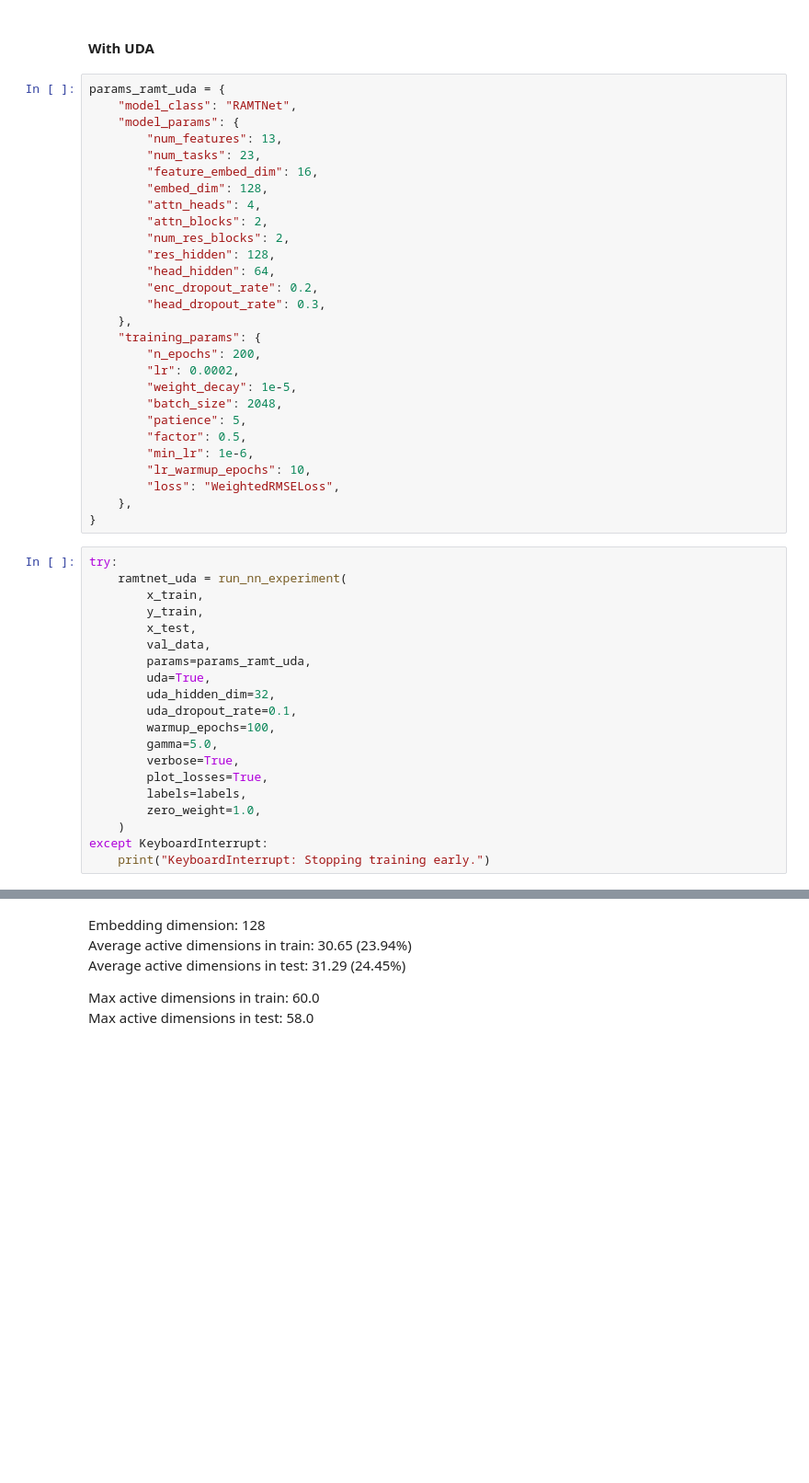
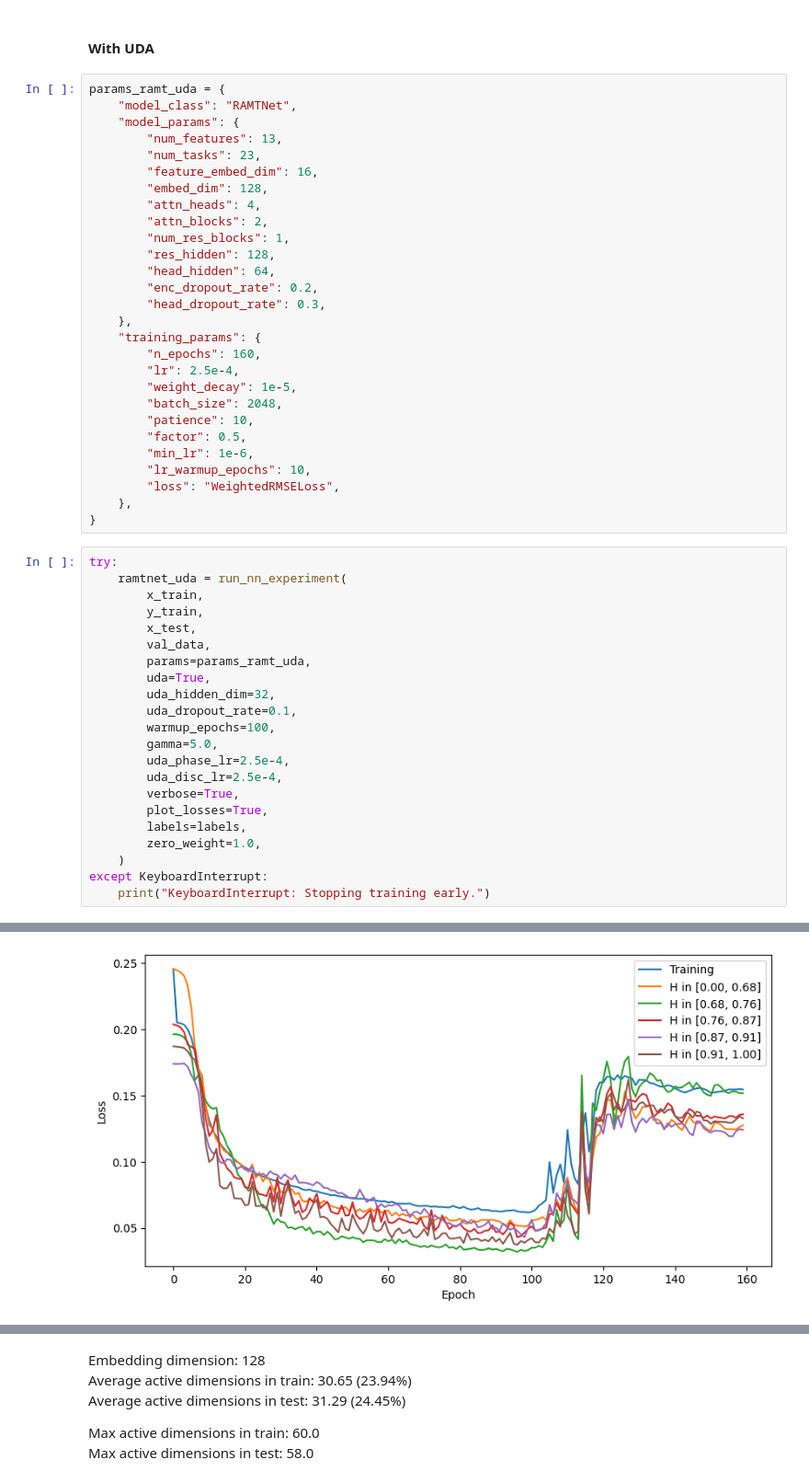
Before and after one commit to killian31/IdGas, a Jupyter notebook: train.ipynb, the cells around one changed output, grey strips where cells are left out. Shown at 92% size. Drawn from its saved outputs; the diff is of its cells as text; blank space fills up the shorter version.

```diff
--- a/train.ipynb
+++ b/train.ipynb
@@ -534,18 +587,18 @@ params_ramt_uda = {
         "embed_dim": 128,
         "attn_heads": 4,
         "attn_blocks": 2,
-        "num_res_blocks": 2,
+        "num_res_blocks": 1,
         "res_hidden": 128,
         "head_hidden": 64,
         "enc_dropout_rate": 0.2,
         "head_dropout_rate": 0.3,
     },
     "training_params": {
-        "n_epochs": 200,
-        "lr": 0.0002,
+        "n_epochs": 160,
+        "lr": 2.5e-4,
         "weight_decay": 1e-5,
         "batch_size": 2048,
-        "patience": 5,
+        "patience": 10,
         "factor": 0.5,
         "min_lr": 1e-6,
         "lr_warmup_epochs": 10,
@@ -565,6 +618,8 @@ try:
         uda_dropout_rate=0.1,
         warmup_epochs=100,
         gamma=5.0,
+        uda_phase_lr=2.5e-4,
+        uda_disc_lr=2.5e-4,
         verbose=True,
         plot_losses=True,
         labels=labels,
@@ -578,3 +634,4 @@ Warming up encoder for 100 epochs. No domain adaptation yet.
+[figure, added]
 # %%
 plot_avg_attention_maps(ramtnet_uda, x_train, batch_size=2048, cmap="Oranges")
 # %% [output]
```
Also changed, not shown: parts of 22 cells of this notebook, 4 other files.
